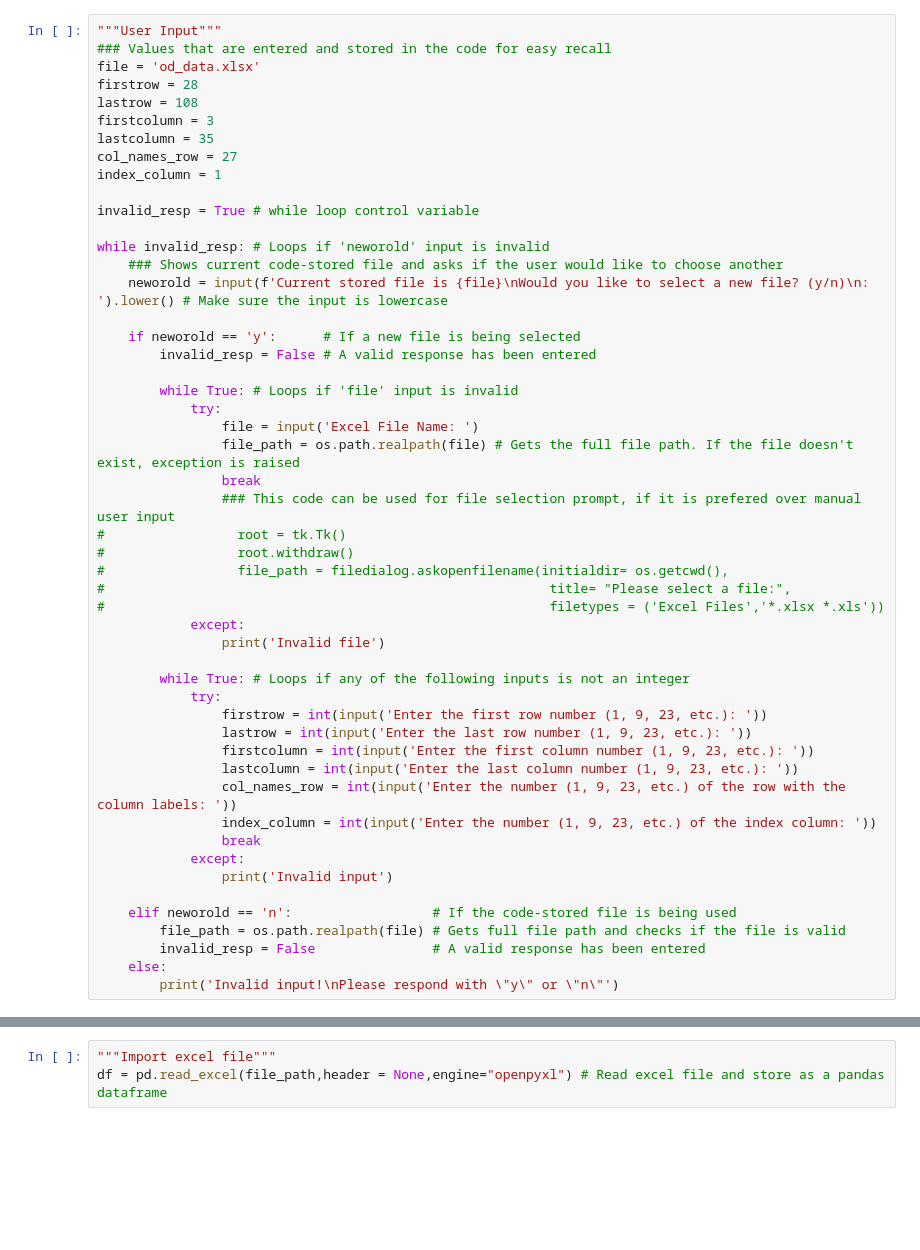
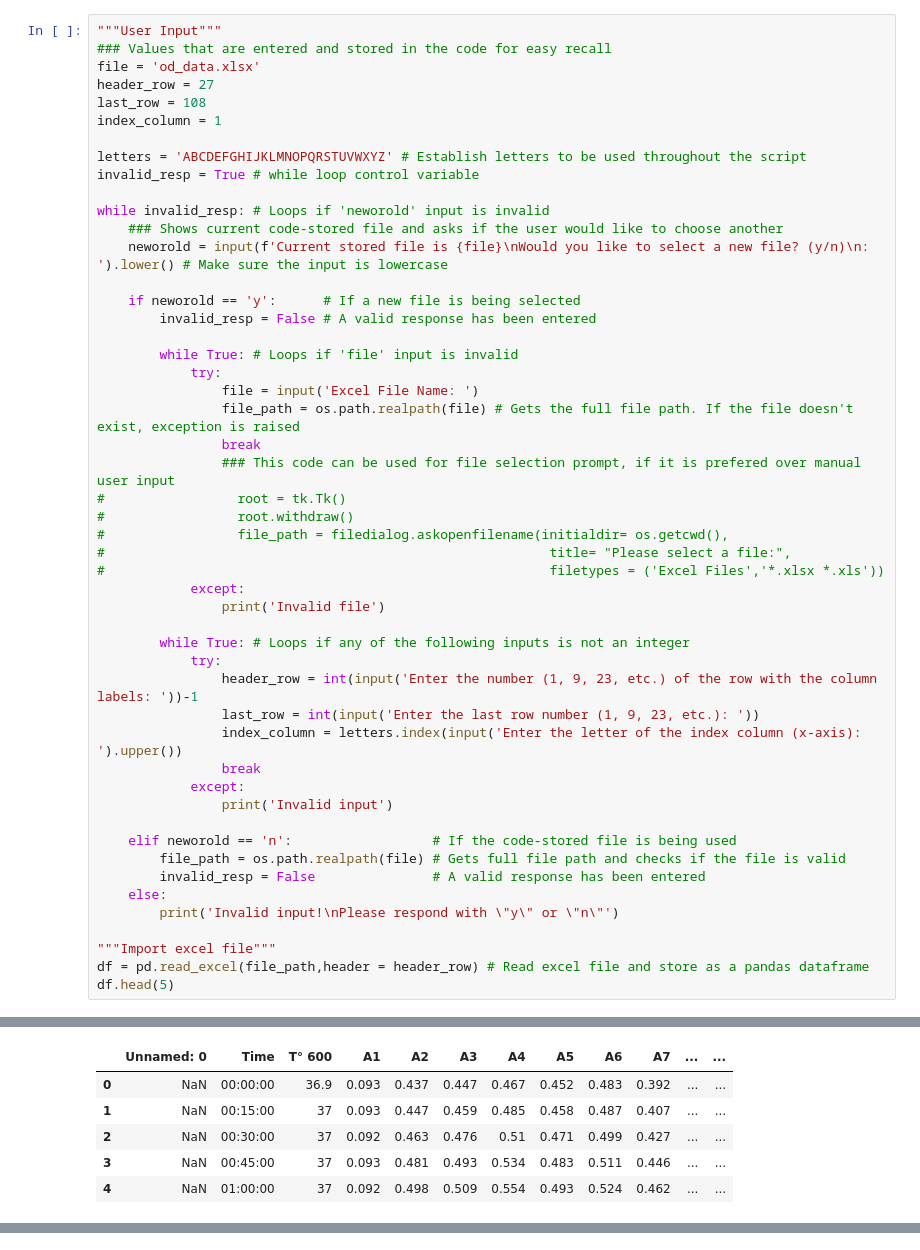
Before and after one commit to mogman95/SummerResearch, a Jupyter notebook: OD Plot/ODdata-analysis.ipynb, the cells around one changed output, grey strips where cells are left out. Drawn from its saved outputs; the diff is of its cells as text; blank space fills up the shorter version.

```diff
--- a/OD Plot/ODdata-analysis.ipynb
+++ b/OD Plot/ODdata-analysis.ipynb
@@ -10,13 +11,11 @@ import matplotlib.pyplot as plt # Not necessary in Jupyter Notebook
 """User Input"""
 ### Values that are entered and stored in the code for easy recall
 file = 'od_data.xlsx'
-firstrow = 28
-lastrow = 108
-firstcolumn = 3
-lastcolumn = 35
-col_names_row = 27
+header_row = 27
+last_row = 108
 index_column = 1
 
+letters = 'ABCDEFGHIJKLMNOPQRSTUVWXYZ' # Establish letters to be used throughout the script
 invalid_resp = True # while loop control variable
 
 while invalid_resp: # Loops if 'neworold' input is invalid
@@ -28,36 +27,43 @@ while invalid_resp: # Loops if 'neworold' input is invalid
 
         while True: # Loops if 'file' input is invalid
             try:
                 file = input('Excel File Name: ')
                 file_path = os.path.realpath(file) # Gets the full file path. If the file doesn't exist, exception is raised
                 break
                 ### This code can be used for file selection prompt, if it is prefered over manual user input
 #                 root = tk.Tk()
 #                 root.withdraw()
 #                 file_path = filedialog.askopenfilename(initialdir= os.getcwd(),
 #                                                         title= "Please select a file:",
 #                                                         filetypes = ('Excel Files','*.xlsx *.xls'))
             except:
                 print('Invalid file')
 
         while True: # Loops if any of the following inputs is not an integer
             try:
-                firstrow = int(input('Enter the first row number (1, 9, 23, etc.): '))
-                lastrow = int(input('Enter the last row number (1, 9, 23, etc.): '))
-                firstcolumn = int(input('Enter the first column number (1, 9, 23, etc.): '))
-                lastcolumn = int(input('Enter the last column number (1, 9, 23, etc.): '))
-                col_names_row = int(input('Enter the number (1, 9, 23, etc.) of the row with the column labels: '))
-                index_column = int(input('Enter the number (1, 9, 23, etc.) of the index column: '))
+                header_row = int(input('Enter the number (1, 9, 23, etc.) of the row with the column labels: '))-1
+                last_row = int(input('Enter the last row number (1, 9, 23, etc.): '))
+                index_column = letters.index(input('Enter the letter of the index column (x-axis): ').upper())
                 break
             except:
                 print('Invalid input')
 
     elif neworold == 'n':                  # If the code-stored file is being used
         file_path = os.path.realpath(file) # Gets full file path and checks if the file is valid
         invalid_resp = False               # A valid response has been entered
     else:
         print('Invalid input!\nPlease respond with \"y\" or \"n\"')
+
+"""Import excel file"""
+df = pd.read_excel(file_path,header = header_row) # Read excel file and store as a pandas dataframe
+df.head(5)
 # %% [output]
 Current stored file is od_data.xlsx
 Would you like to select a new file? (y/n)
 : n
+|  | Unnamed: 0 | Time | T° 600 | A1 | A2 | A3 | A4 | A5 | A6 | A7 | ... | ... |
+| 0 | NaN | 00:00:00 | 36.9 | 0.093 | 0.437 | 0.447 | 0.467 | 0.452 | 0.483 | 0.392 | ... | ... |
+| 1 | NaN | 00:15:00 | 37 | 0.093 | 0.447 | 0.459 | 0.485 | 0.458 | 0.487 | 0.407 | ... | ... |
+| 2 | NaN | 00:30:00 | 37 | 0.092 | 0.463 | 0.476 | 0.51 | 0.471 | 0.499 | 0.427 | ... | ... |
+| 3 | NaN | 00:45:00 | 37 | 0.093 | 0.481 | 0.493 | 0.534 | 0.483 | 0.511 | 0.446 | ... | ... |
+| 4 | NaN | 01:00:00 | 37 | 0.092 | 0.498 | 0.509 | 0.554 | 0.493 | 0.524 | 0.462 | ... | ... |
@@ -64,3 +70,0 @@ Would you like to select a new file? (y/n)
-# %%
-"""Import excel file"""
-df = pd.read_excel(file_path,header = None,engine="openpyxl") # Read excel file and store as a pandas dataframe
```
Also changed, not shown: parts of 8 cells of this notebook.
